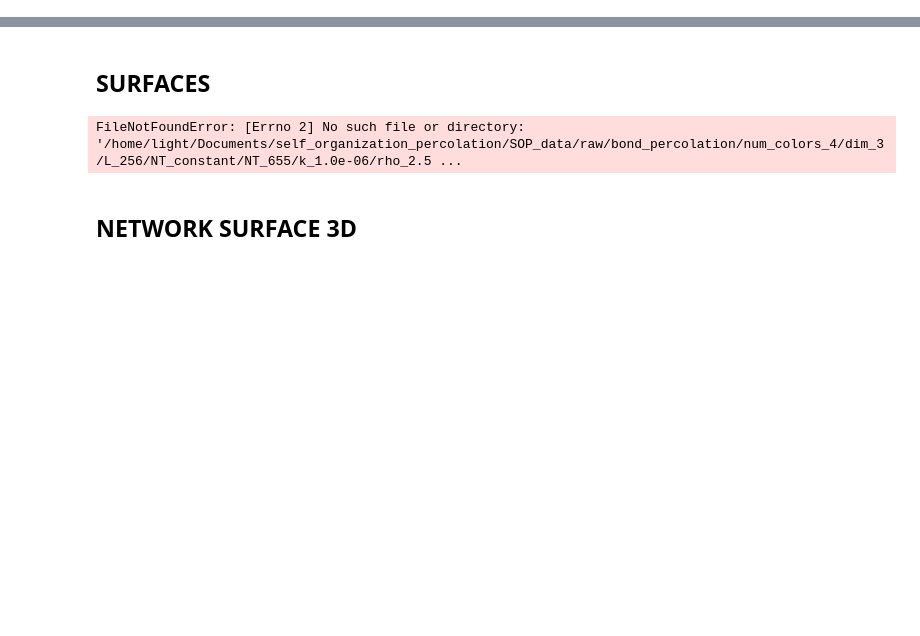
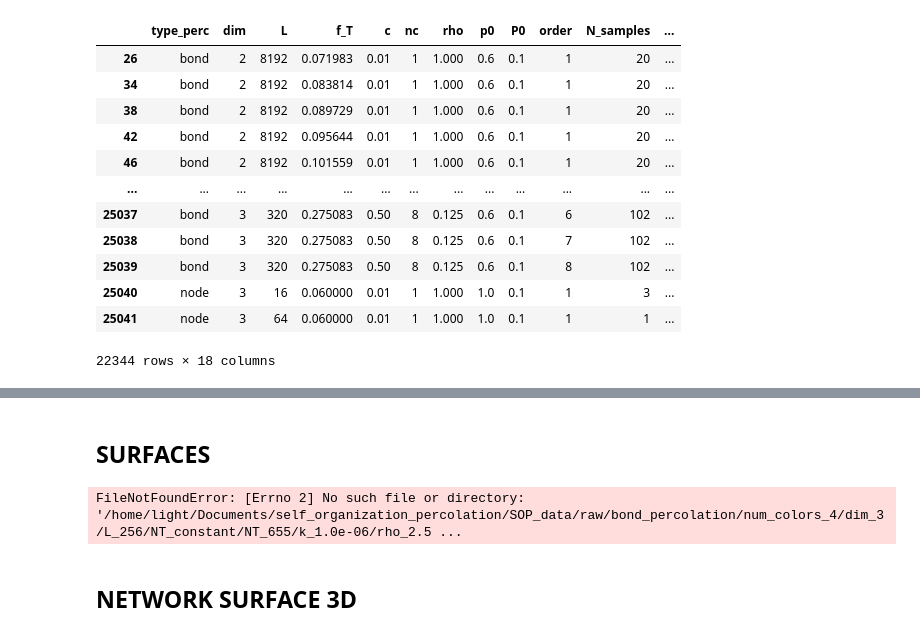
Before and after one commit to JuniorAlencar/self_organization_percolation, a Jupyter notebook: jupyter/Tests_Equilibration.ipynb, the cells around one changed output, grey strips where cells are left out. Saved outputs shown, nothing was run; the diff lists cells and outputs as text; code cells hidden in the pictures; blank space fills up the shorter version.

```diff
--- a/jupyter/Tests_Equilibration.ipynb
+++ b/jupyter/Tests_Equilibration.ipynb
@@ -68,0 +498,19 @@ plt.show()
+# %%
+df = pd.read_csv("../SOP_data/all_data.dat", sep=' ')
+df = df.dropna()
+df = df[df['N_samples']==df['N_samples_perc']]
+df
+# %% [output]
+|  | type_perc | dim | L | f_T | c | nc | rho | p0 | P0 | order | N_samples | ... |
+| 26 | bond | 2 | 8192 | 0.071983 | 0.01 | 1 | 1.000 | 0.6 | 0.1 | 1 | 20 | ... |
+| 34 | bond | 2 | 8192 | 0.083814 | 0.01 | 1 | 1.000 | 0.6 | 0.1 | 1 | 20 | ... |
+| 38 | bond | 2 | 8192 | 0.089729 | 0.01 | 1 | 1.000 | 0.6 | 0.1 | 1 | 20 | ... |
+| 42 | bond | 2 | 8192 | 0.095644 | 0.01 | 1 | 1.000 | 0.6 | 0.1 | 1 | 20 | ... |
+| 46 | bond | 2 | 8192 | 0.101559 | 0.01 | 1 | 1.000 | 0.6 | 0.1 | 1 | 20 | ... |
+| ... | ... | ... | ... | ... | ... | ... | ... | ... | ... | ... | ... | ... |
+| 25037 | bond | 3 | 320 | 0.275083 | 0.50 | 8 | 0.125 | 0.6 | 0.1 | 6 | 102 | ... |
+| 25038 | bond | 3 | 320 | 0.275083 | 0.50 | 8 | 0.125 | 0.6 | 0.1 | 7 | 102 | ... |
+| 25039 | bond | 3 | 320 | 0.275083 | 0.50 | 8 | 0.125 | 0.6 | 0.1 | 8 | 102 | ... |
+| 25040 | node | 3 | 16 | 0.060000 | 0.01 | 1 | 1.000 | 1.0 | 0.1 | 1 | 3 | ... |
+| 25041 | node | 3 | 64 | 0.060000 | 0.01 | 1 | 1.000 | 1.0 | 0.1 | 1 | 1 | ... |
+22344 rows × 18 columns
```
Also changed, not shown: parts of 12 cells of this notebook, 19 other files.
